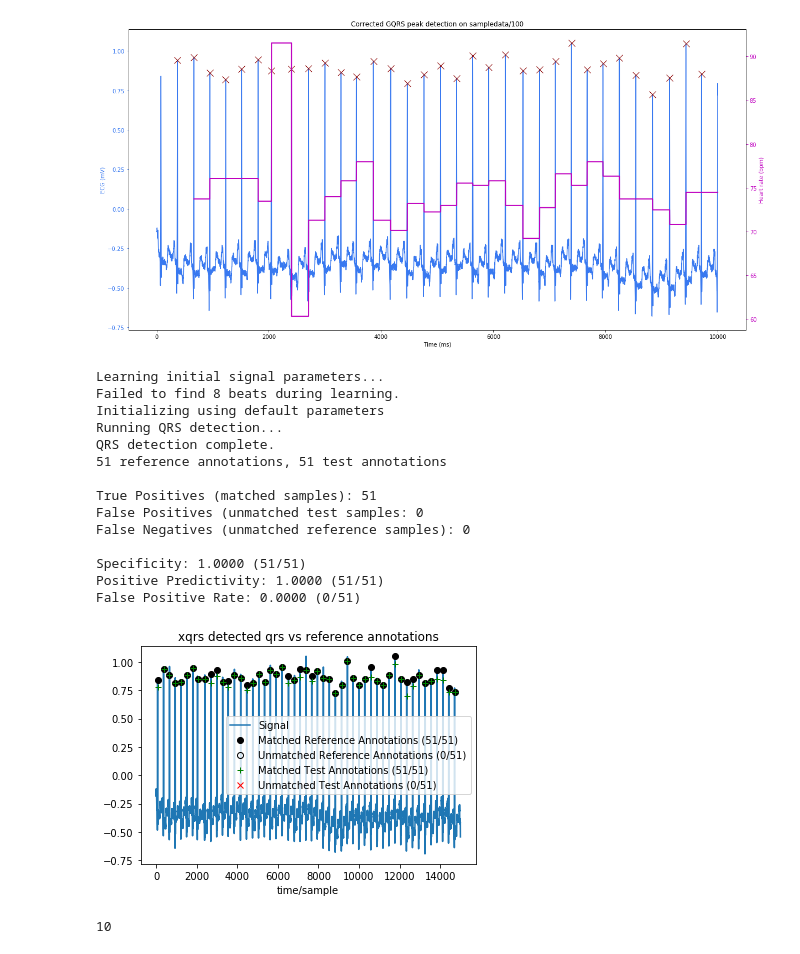
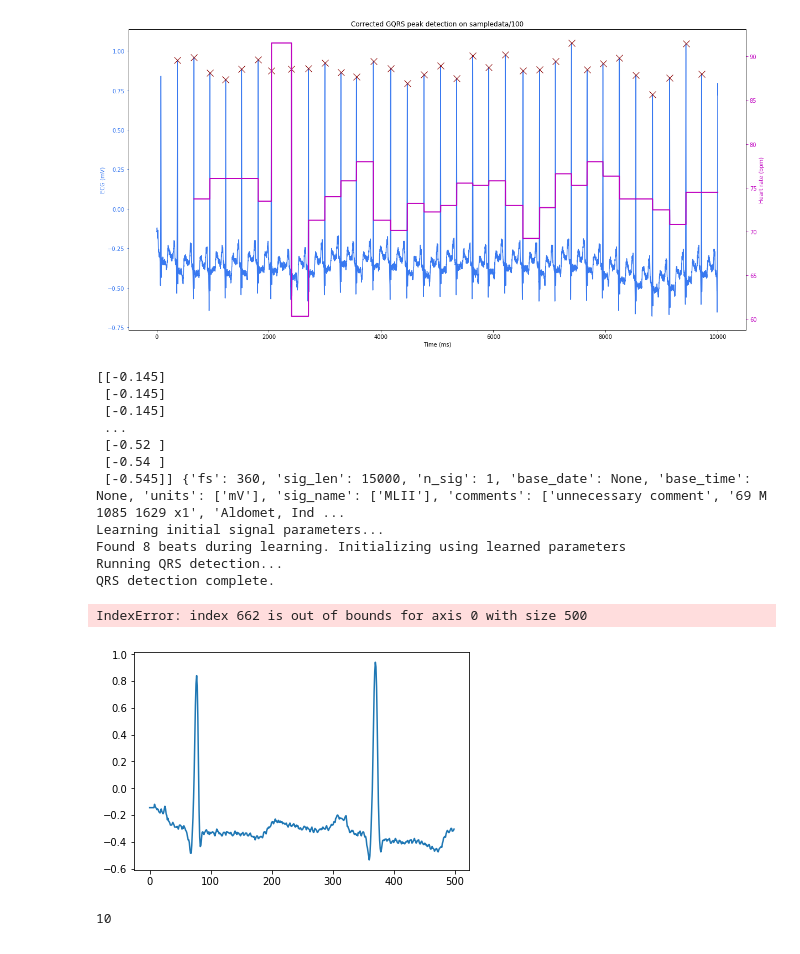
Before and after one commit to xing710/wfdb-python, a Jupyter notebook: demo.ipynb, the cells around one changed output. Drawn from its saved outputs; the diff is of its cells as text; code cells hidden in the pictures.

```diff
--- a/demo.ipynb
+++ b/demo.ipynb
@@ -499,42 +520,42 @@ Corrected gqrs detected peak indices: [370, 663, 947, 1231, 1515, 1809, 2045, 24
 # %%
 # Demo 20 - Use the xqrs detection algorithm and compare results to reference annotations
 import wfdb
 from wfdb import processing
 sig, fields = wfdb.rdsamp('sample-data/100', channels=[0], sampto=15000)
+print(sig, fields)
 ann_ref = wfdb.rdann('sample-data/100','atr', sampto=15000)
 
 # Run qrs detection on signal
 xqrs = processing.XQRS(sig=sig[:,0], fs=fields['fs'])
 xqrs.detect()
 # Alternatively, use the gateway function to get the qrs indices directly
 # qrs_inds = processing.xqrs_detect(sig=sig[:,0], fs=fields['fs'])
 
 # Compare detected qrs complexes to reference annotation.
 # Note, first sample in 100.atr is not a qrs.
-comparitor = processing.compare_annotations(ref_sample=ann_ref.sample[1:],
-                                            test_sample=xqrs.qrs_inds,
-                                            window_width=int(0.1 * fields['fs']),
-                                            signal=sig[:,0])
+# comparitor = processing.compare_annotations(ref_sample=ann_ref.sample[1:],
+#                                             test_sample=xqrs.qrs_inds,
+#                                             window_width=int(0.1 * fields['fs']),
+#                                             signal=sig[:,0])
 
-# Print and plot the results
-comparitor.print_summary()
-comparitor.plot(title='xqrs detected qrs vs reference annotations')
+# # Print and plot the results
+# comparitor.print_summary()
+# comparitor.plot(title='xqrs detected qrs vs reference annotations')
+wfdb.plot_items(signal=sig[:500], ann_samp=[xqrs.qrs_inds])
 # %% [output]
+[[-0.145]
+ [-0.145]
+ [-0.145]
+ ...
+ [-0.52 ]
+ [-0.54 ]
+ [-0.545]] {'fs': 360, 'sig_len': 15000, 'n_sig': 1, 'base_date': None, 'base_time': None, 'units': ['mV'], 'sig_name': ['MLII'], 'comments': ['unnecessary comment', '69 M 1085 1629 x1', 'Aldomet, Ind ...
 Learning initial signal parameters...
-Failed to find 8 beats during learning.
-Initializing using default parameters
+Found 8 beats during learning. Initializing using learned parameters
 Running QRS detection...
 QRS detection complete.
-51 reference annotations, 51 test annotations
-
-True Positives (matched samples): 51
-False Positives (unmatched test samples: 0
-False Negatives (unmatched reference samples): 0
-
-Specificity: 1.0000 (51/51)
-Positive Predictivity: 1.0000 (51/51)
-False Positive Rate: 0.0000 (0/51)
+IndexError: index 662 is out of bounds for axis 0 with size 500
-[figure, old version]
+[figure, new version]
 # %%
 # Cleanup for all demos
 for file in ['100x.hea', '100.dat',  # demo 10
```
Also changed, not shown: parts of 5 cells of this notebook, 3 other files.
